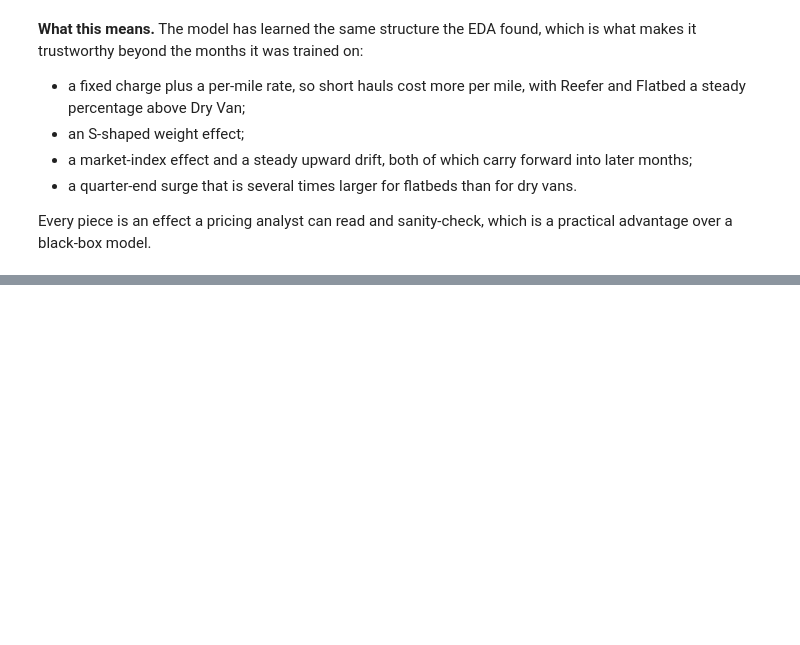
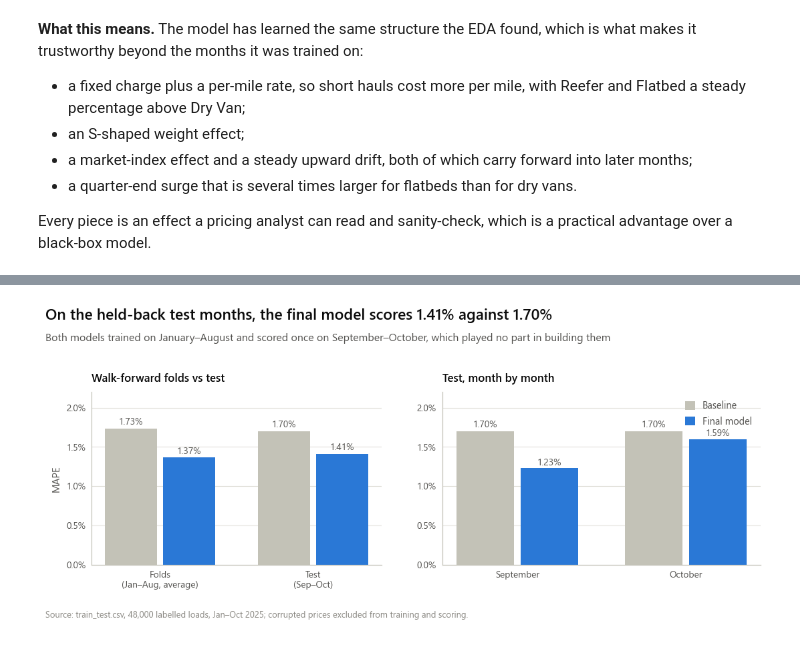
Before and after one commit to Mustafa-79/spotter-freight-rate, a Jupyter notebook: notebooks/02_modelling.ipynb, the cells around one changed output, grey strips where cells are left out. Cells and saved outputs as stored; diff of their text form; code cells hidden in the pictures; blank space fills up the shorter version.

```diff
--- a/notebooks/02_modelling.ipynb
+++ b/notebooks/02_modelling.ipynb
@@ -298,0 +303,13 @@ Every piece is an effect a pricing analyst can read and sanity-check, which is a
+# %%
+test_predictions = predict_splits(df, (TEST,))
+test_predictions["month"] = test_predictions.date.dt.strftime("%B")
+test_table = summarise(test_predictions, by=("model",))
+test_by_month = summarise(test_predictions, by=("model", "month"))
+with pd.option_context("display.float_format", "{:.4f}".format):
+    print(test_table)
+    print(test_by_month)
+test_wide = test_predictions.assign(ape=(test_predictions.predicted / test_predictions.actual - 1).abs()) \
+    .pivot_table(index="row", columns="model", values="ape")
+test_gain = test_wide[BASE] - test_wide[FINAL]
+print(f"\nFinal model more accurate on {(test_gain > 0).mean():.0%} of test loads; average gain "
+      f"{test_gain.mean() * 100:.2f} percentage points (standard error {test_gain.std() / np.sqrt(len(test_gain)) * 100:.3f})")
@@ -298,0 +329,38 @@ Every piece is an effect a pricing analyst can read and sanity-check, which is a
+# %%
+fig = plt.figure(figsize=(10, 4.5))
+gs = fig.add_gridspec(1, 2, width_ratios=[1, 1.1], left=0.075, right=0.985, top=S.top(fig, 1.3),
+                      bottom=S.bottom(fig, 0.85), wspace=0.2)
+months = list(dict.fromkeys(test_predictions.sort_values("date").month))
+panels = [
+    ("Walk-forward folds vs test", ["Folds\n(Jan–Aug, average)", "Test\n(Sep–Oct)"],
+     {n: [average.loc[n, "MAPE"], test_table.loc[n, "MAPE"]] for n in MODELS}),
+    ("Test, month by month", months,
+     {n: [test_by_month.loc[(n, m), "MAPE"] for m in months] for n in MODELS}),
+]
+for k, (title, labels, values) in enumerate(panels):
+    ax = fig.add_subplot(gs[k])
+    x = np.arange(len(labels))
+    bw = 0.34
+    for j, name in enumerate(MODELS):
+        xs = x + (j - 0.5) * (bw + 0.04)
+        ax.bar(xs, values[name], width=bw, color=COLORS[name])
+        for xv, v in zip(xs, values[name]):
+            ax.text(xv, v * 1.015, S.pct(v, 2), ha="center", va="bottom", fontsize=9, color=S.INK_2)
+    ax.set_xticks(x, labels)
+    ax.set_ylim(0, 0.022)
+    ax.yaxis.set_major_locator(MultipleLocator(0.005))
+    S.pct_axis(ax, "y", decimals=1)
+    S.panel_title(ax, title)
+fig.axes[0].set_ylabel("MAPE")
+fig.axes[1].legend(handles=[plt.Rectangle((0, 0), 1, 1, color=COLORS[n], label=SHORT[n]) for n in MODELS],
+                   loc="upper right", handlelength=1, handleheight=1)
+winner, other = (FINAL, BASE) if test_table.loc[FINAL, "MAPE"] < test_table.loc[BASE, "MAPE"] else (BASE, FINAL)
+S.headline(fig, f"On the held-back test months, the {SHORT[winner].lower()} scores {S.pct(test_table.loc[winner, 'MAPE'], 2)} "
+                f"against {S.pct(test_table.loc[other, 'MAPE'], 2)}",
+           "Both models trained on January–August and scored once on September–October, which played no part in "
+           "building them")
+S.footnote(fig, S.SOURCE_NOTE + "; corrupted prices excluded from training and scoring.")
+S.save(fig, "04_test_results", subdir="model")
+plt.show()
+# %% [output]
+[figure, added]
```
Also changed, not shown: parts of 5 cells of this notebook, 2 other files.
